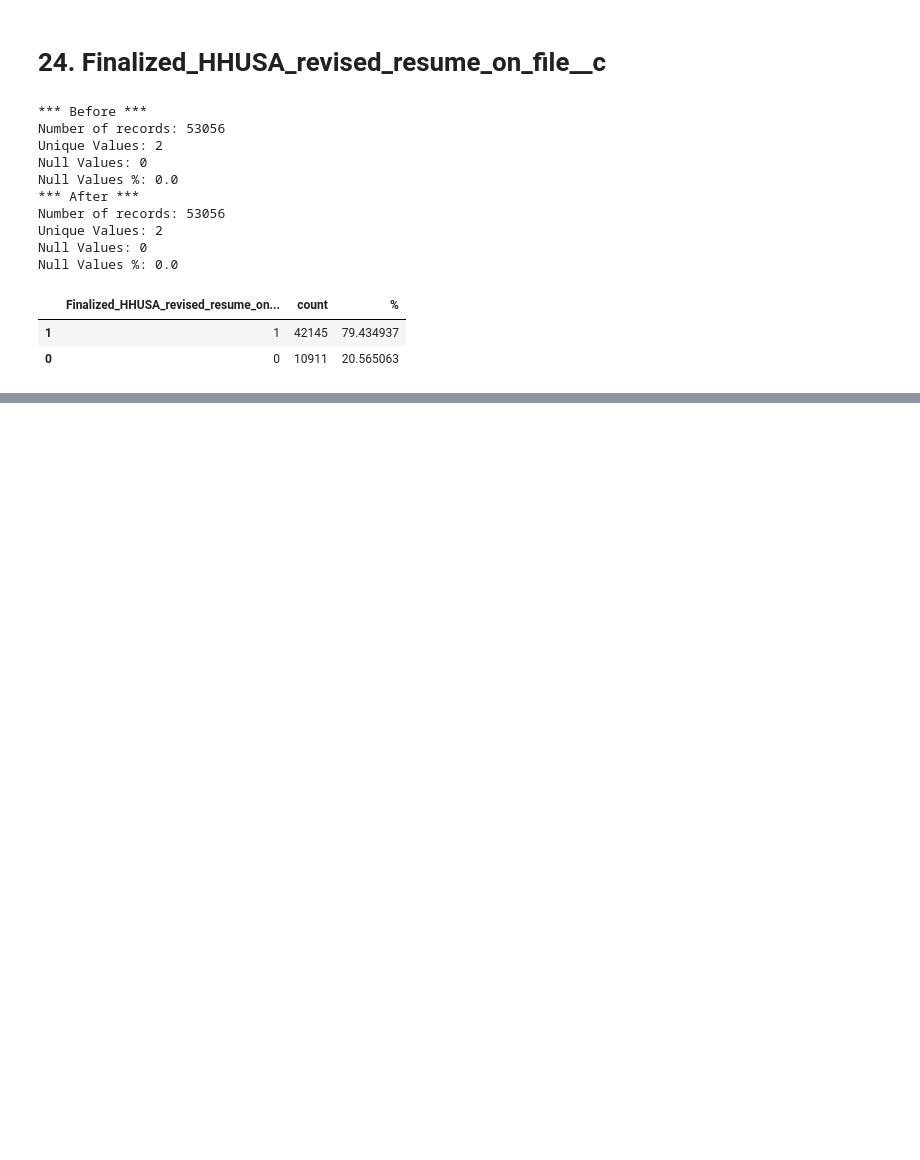
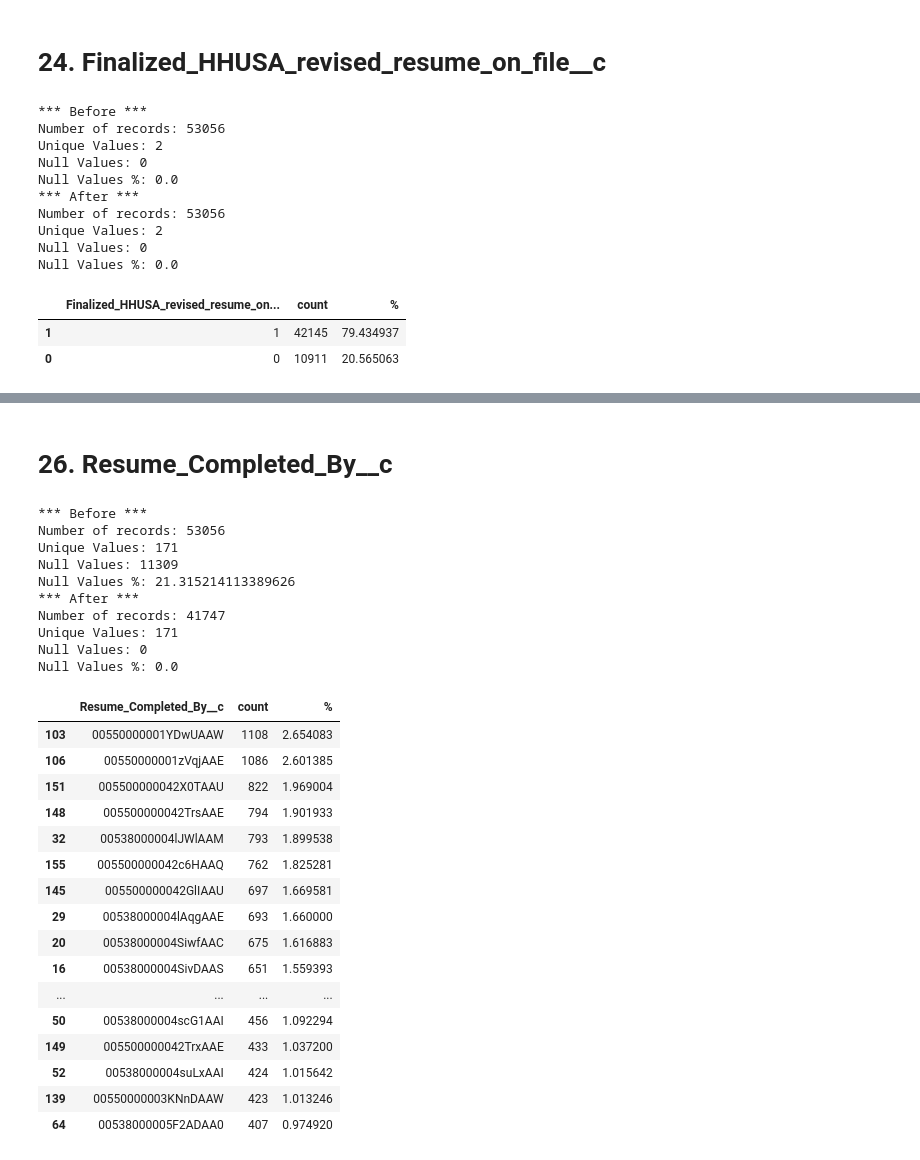
Before and after one commit to iAlhasan/DSP-Project, a Jupyter notebook: 02-DSP-Data Preparation.ipynb, the cells around one changed output, grey strips where cells are left out. Drawn from its saved outputs; the diff is of its cells as text; code cells hidden in the pictures; blank space fills up the shorter version.

```diff
--- a/02-DSP-Data Preparation.ipynb
+++ b/02-DSP-Data Preparation.ipynb
@@ -651,0 +659,33 @@ Null Values %: 0.0
+# %% [markdown]
+# 26. Resume_Completed_By__c
+# %%
+clean_contact_dataset = drop_null('Resume_Completed_By__c', clean_contact_dataset)
+summary('Resume_Completed_By__c', clean_contact_dataset)
+# %% [output]
+*** Before ***
+Number of records: 53056
+Unique Values: 171
+Null Values: 11309
+Null Values %: 21.315214113389626
+*** After ***
+Number of records: 41747
+Unique Values: 171
+Null Values: 0
+Null Values %: 0.0
+|  | Resume_Completed_By__c | count | % |
+| 103 | 00550000001YDwUAAW | 1108 | 2.654083 |
+| 106 | 00550000001zVqjAAE | 1086 | 2.601385 |
+| 151 | 005500000042X0TAAU | 822 | 1.969004 |
+| 148 | 005500000042TrsAAE | 794 | 1.901933 |
+| 32 | 00538000004lJWlAAM | 793 | 1.899538 |
+| 155 | 005500000042c6HAAQ | 762 | 1.825281 |
+| 145 | 005500000042GlIAAU | 697 | 1.669581 |
+| 29 | 00538000004lAqgAAE | 693 | 1.660000 |
+| 20 | 00538000004SiwfAAC | 675 | 1.616883 |
+| 16 | 00538000004SivDAAS | 651 | 1.559393 |
+| ... | ... | ... | ... |
+| 50 | 00538000004scG1AAI | 456 | 1.092294 |
+| 149 | 005500000042TrxAAE | 433 | 1.037200 |
+| 52 | 00538000004suLxAAI | 424 | 1.015642 |
+| 139 | 00550000003KNnDAAW | 423 | 1.013246 |
+| 64 | 00538000005F2ADAA0 | 407 | 0.974920 |
```
Also changed, not shown: parts of 22 cells of this notebook.
